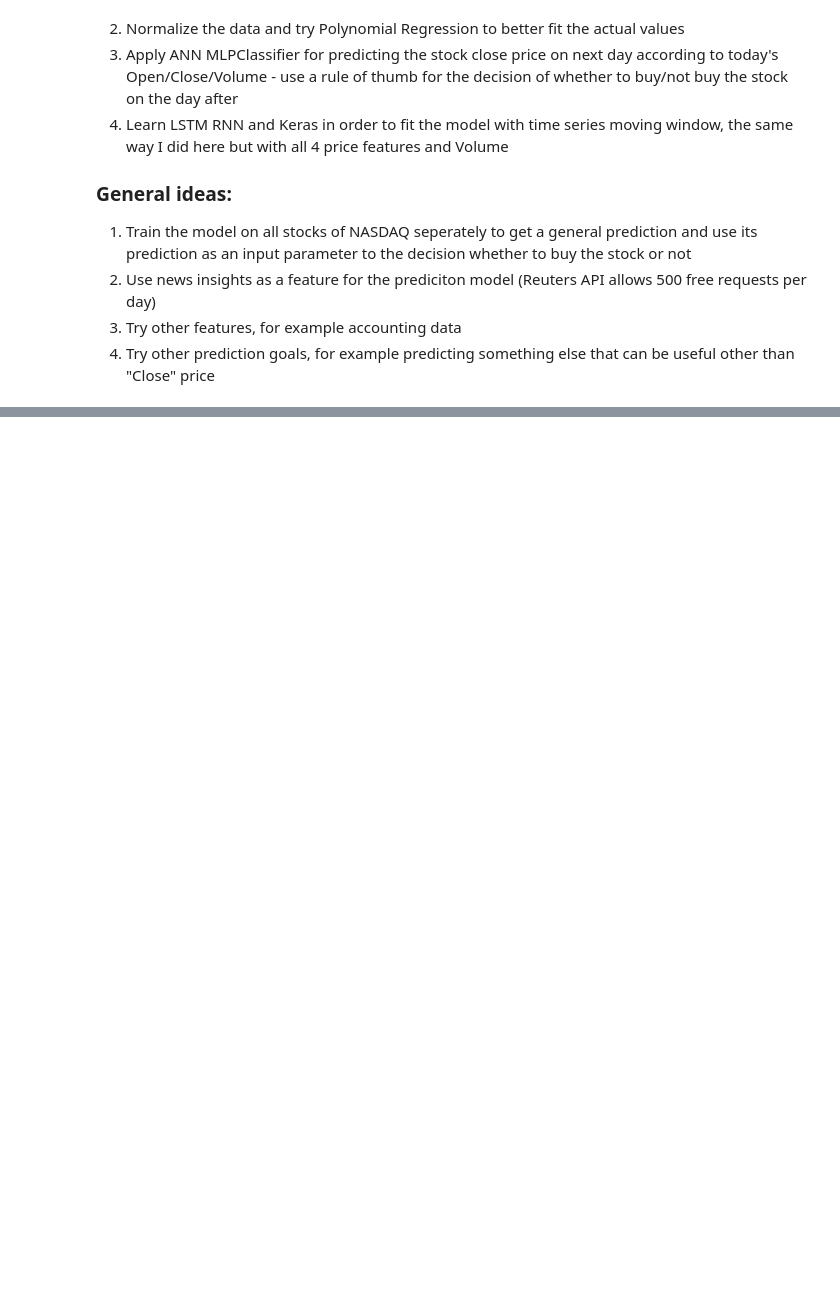
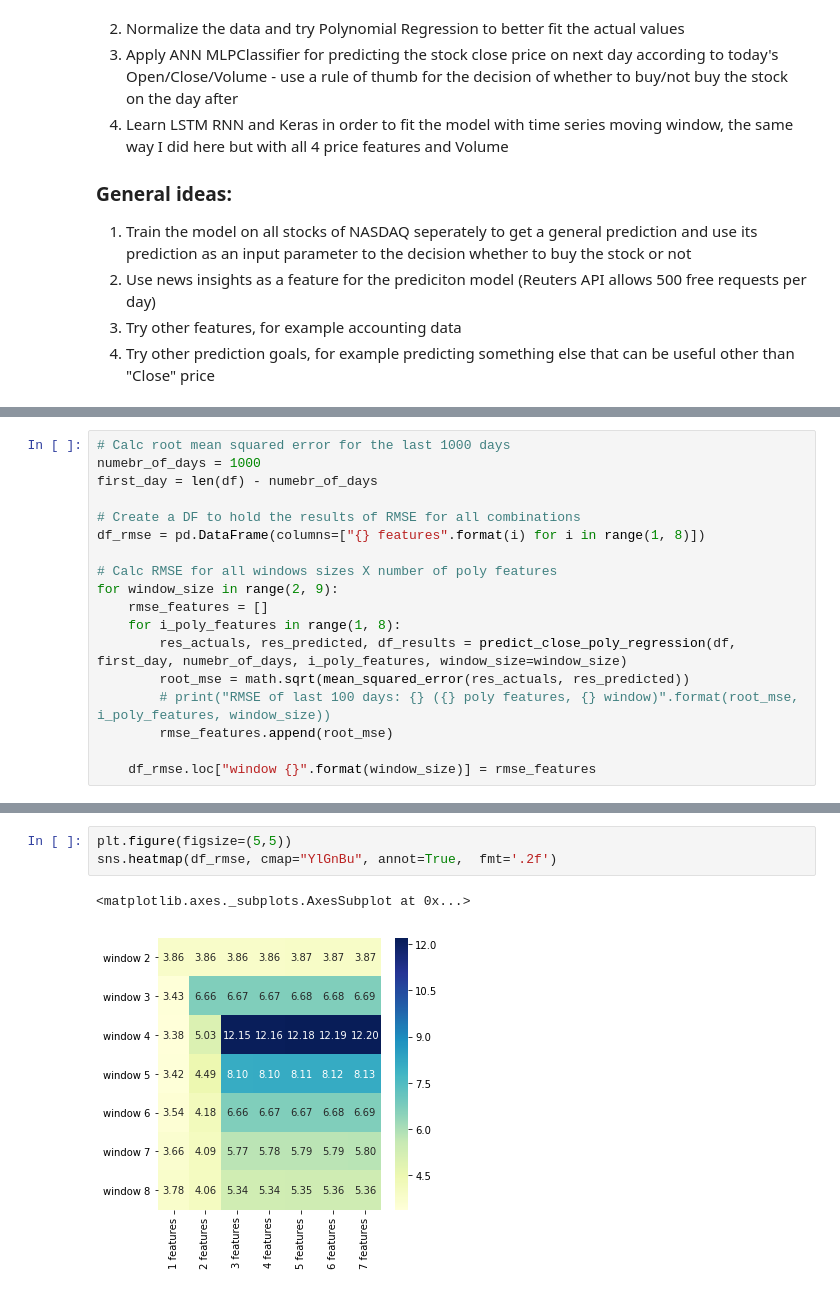
Before and after one commit to edibusl/stocks-predict, a Jupyter notebook: Stocks Prediction - Project Proposal.ipynb, the cells around one changed output, grey strips where cells are left out. Cells and saved outputs as stored; diff of their text form; blank space fills up the shorter version.

```diff
--- a/Stocks Prediction - Project Proposal.ipynb
+++ b/Stocks Prediction - Project Proposal.ipynb
@@ -532,0 +762,18 @@ Simulation using random transactions. Mean revenues: $-11, Yearly revenue: $1033
+# %%
+# Calc root mean squared error for the last 1000 days
+numebr_of_days = 1000
+first_day = len(df) - numebr_of_days
+
+# Create a DF to hold the results of RMSE for all combinations
+df_rmse = pd.DataFrame(columns=["{} features".format(i) for i in range(1, 8)])
+
+# Calc RMSE for all windows sizes X number of poly features
+for window_size in range(2, 9):
+    rmse_features = []
+    for i_poly_features in range(1, 8):
+        res_actuals, res_predicted, df_results = predict_close_poly_regression(df, first_day, numebr_of_days, i_poly_features, window_size=window_size)
+        root_mse = math.sqrt(mean_squared_error(res_actuals, res_predicted))
+        # print("RMSE of last 100 days: {} ({} poly features, {} window)".format(root_mse, i_poly_features, window_size))
+        rmse_features.append(root_mse)
+
+    df_rmse.loc["window {}".format(window_size)] = rmse_features
@@ -532,0 +791,6 @@ Simulation using random transactions. Mean revenues: $-11, Yearly revenue: $1033
+# %%
+plt.figure(figsize=(5,5))
+sns.heatmap(df_rmse, cmap="YlGnBu", annot=True,  fmt='.2f')
+# %% [output]
+<matplotlib.axes._subplots.AxesSubplot at 0x...>
+[figure, added]
```
Also changed, not shown: parts of 12 cells of this notebook.
